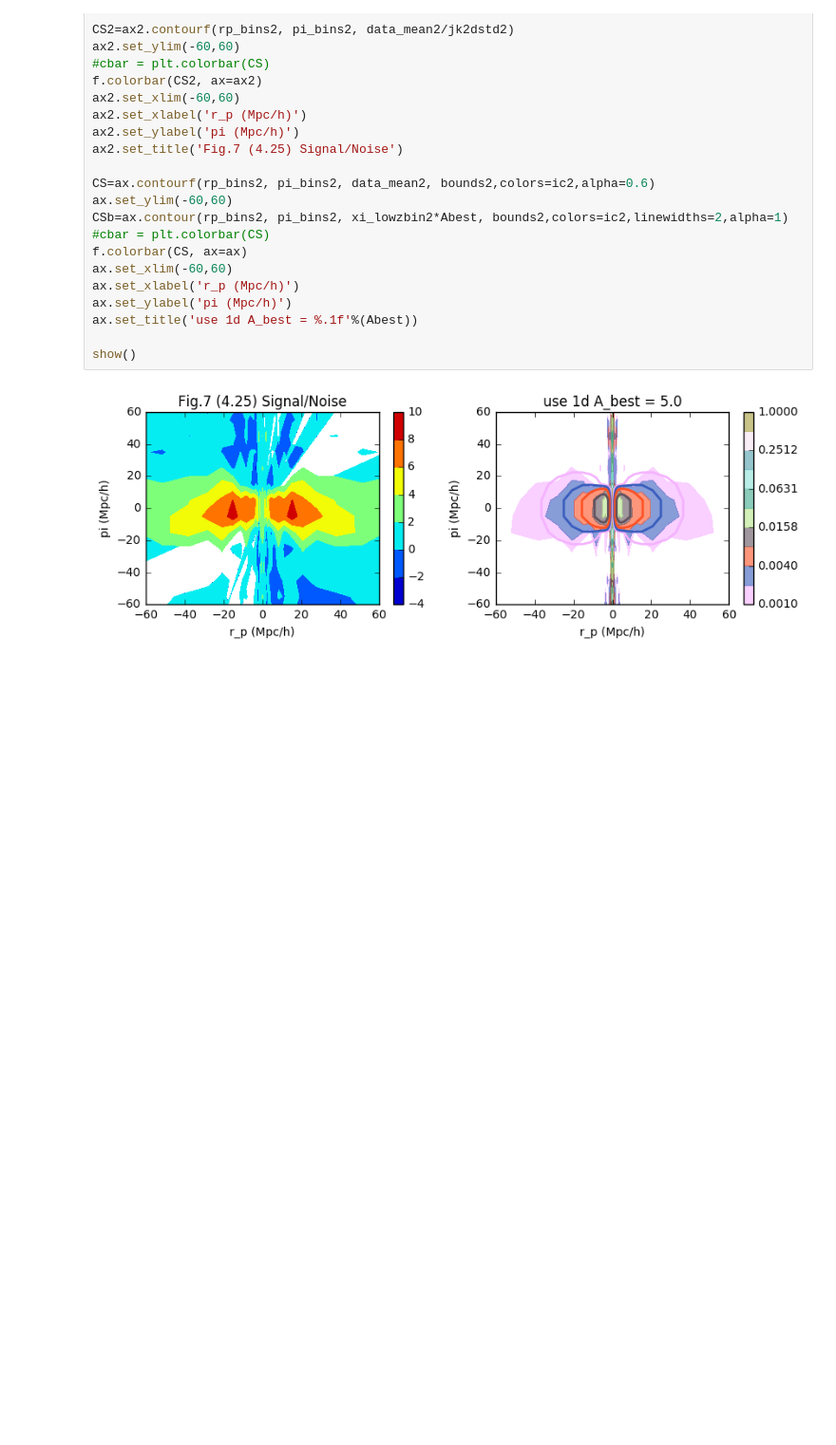
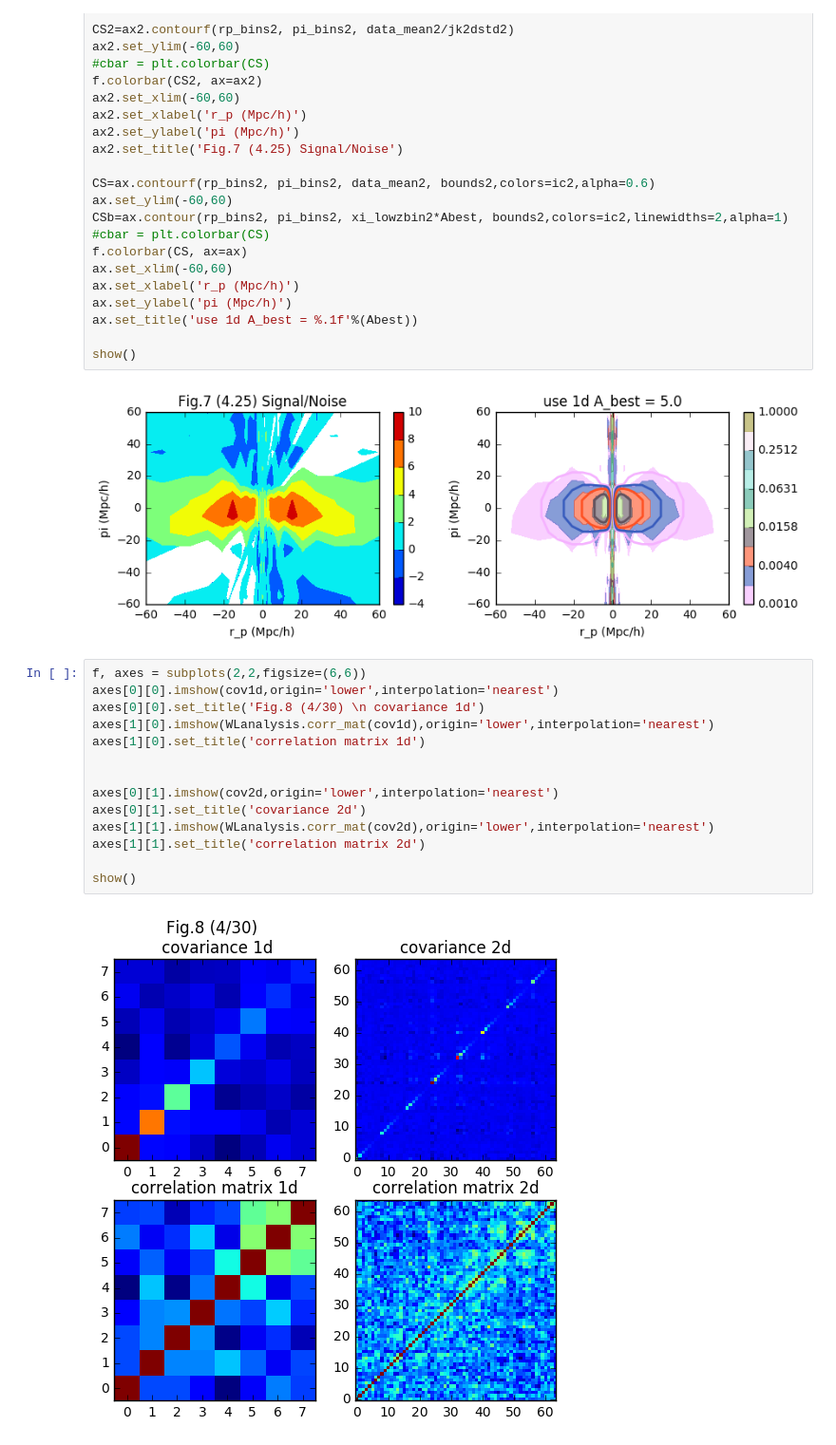
Before and after one commit to liuxx479/gplus, a Jupyter notebook: test_2d_fits.ipynb, the cells around one changed output. Shown at 95% size. Saved outputs shown, nothing was run; the diff lists cells and outputs as text; blank space fills up the shorter version.

```diff
--- a/test_2d_fits.ipynb
+++ b/test_2d_fits.ipynb
@@ -377,3 +391,19 @@ ax.set_title('use 1d A_best = %.1f'%(Abest))
 show()
 # %% [output]
 [figure]
+# %%
+f, axes = subplots(2,2,figsize=(6,6))
+axes[0][0].imshow(cov1d,origin='lower',interpolation='nearest')
+axes[0][0].set_title('Fig.8 (4/30) \n covariance 1d')
+axes[1][0].imshow(WLanalysis.corr_mat(cov1d),origin='lower',interpolation='nearest')
+axes[1][0].set_title('correlation matrix 1d')
+
+
+axes[0][1].imshow(cov2d,origin='lower',interpolation='nearest')
+axes[0][1].set_title('covariance 2d')
+axes[1][1].imshow(WLanalysis.corr_mat(cov2d),origin='lower',interpolation='nearest')
+axes[1][1].set_title('correlation matrix 2d')
+
+show()
+# %% [output]
+[figure, added]
```
Also changed, not shown: parts of 7 cells of this notebook.
